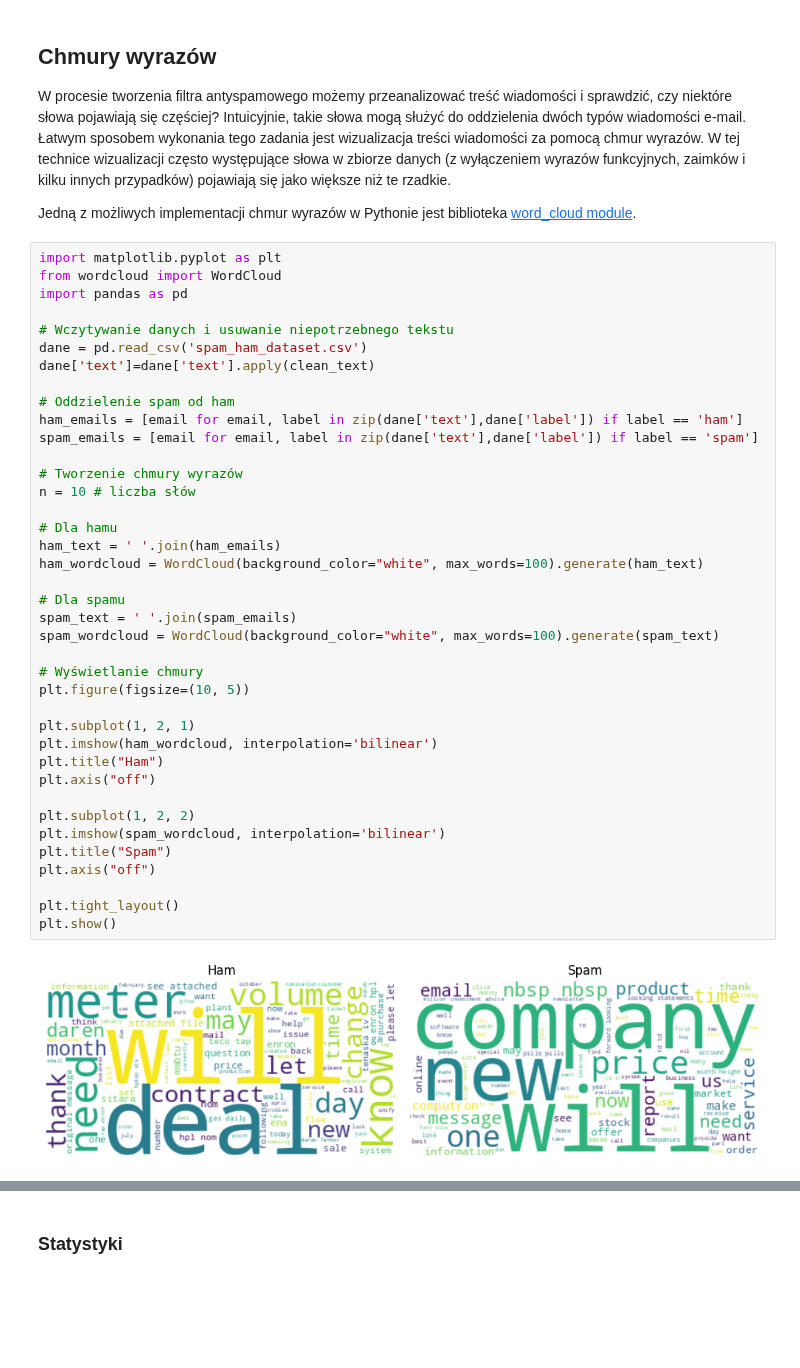
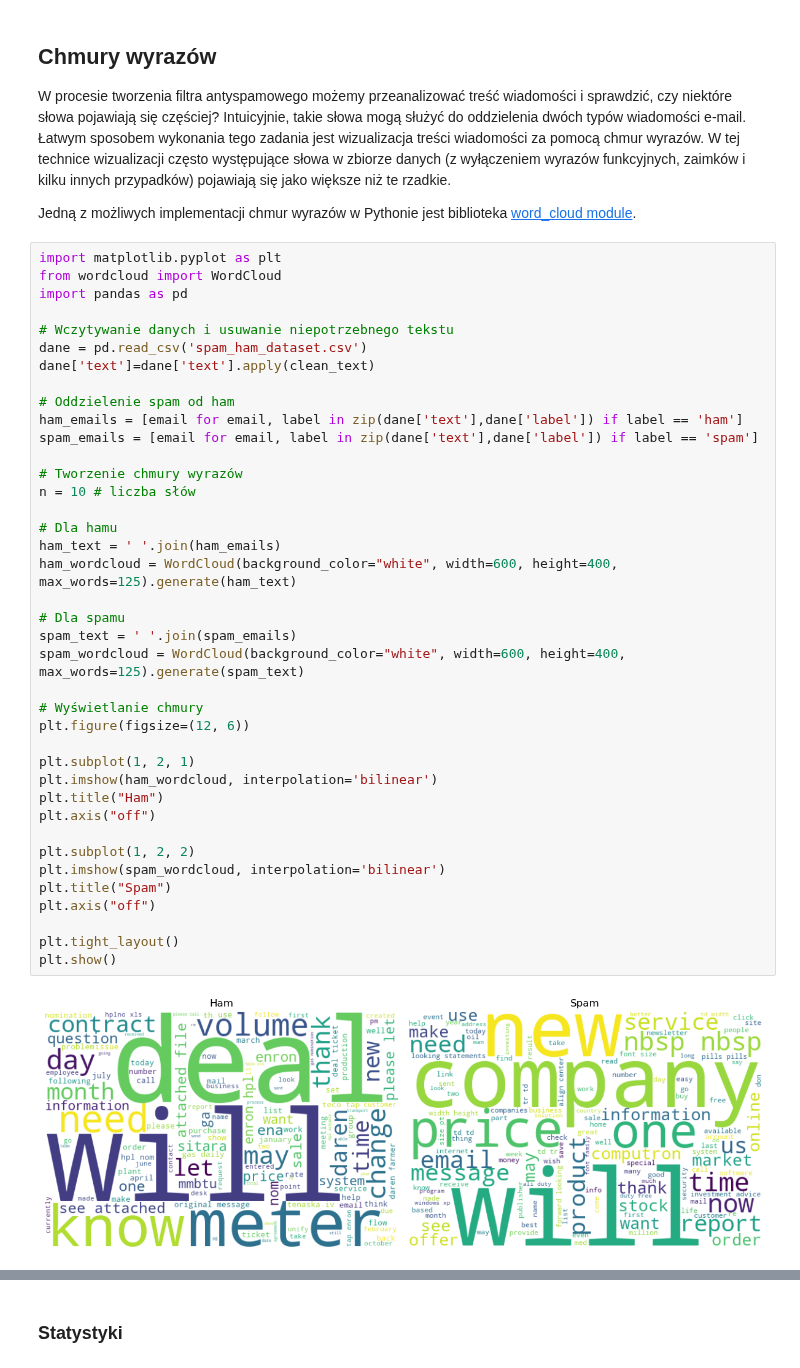
Before and after one commit to patrykzawadzkisggw/mad2, a Jupyter notebook: przyklad.ipynb, the cells around one changed output, grey strips where cells are left out. Saved outputs shown, nothing was run; the diff lists cells and outputs as text; blank space fills up the shorter version.

Commit message:
Make wordclouds bigger and more readable

```diff
--- a/przyklad.ipynb
+++ b/przyklad.ipynb
@@ -102,35 +103,35 @@ dane = pd.read_csv('spam_ham_dataset.csv')
 dane['text']=dane['text'].apply(clean_text)
 
 # Oddzielenie spam od ham
 ham_emails = [email for email, label in zip(dane['text'],dane['label']) if label == 'ham']
 spam_emails = [email for email, label in zip(dane['text'],dane['label']) if label == 'spam']
 
 # Tworzenie chmury wyrazów
 n = 10 # liczba słów
 
 # Dla hamu
 ham_text = ' '.join(ham_emails)
-ham_wordcloud = WordCloud(background_color="white", max_words=100).generate(ham_text)
+ham_wordcloud = WordCloud(background_color="white", width=600, height=400, max_words=125).generate(ham_text)
 
 # Dla spamu
 spam_text = ' '.join(spam_emails)
-spam_wordcloud = WordCloud(background_color="white", max_words=100).generate(spam_text)
+spam_wordcloud = WordCloud(background_color="white", width=600, height=400, max_words=125).generate(spam_text)
 
 # Wyświetlanie chmury
-plt.figure(figsize=(10, 5))
+plt.figure(figsize=(12, 6))
 
 plt.subplot(1, 2, 1)
 plt.imshow(ham_wordcloud, interpolation='bilinear')
 plt.title("Ham")
 plt.axis("off")
 
 plt.subplot(1, 2, 2)
 plt.imshow(spam_wordcloud, interpolation='bilinear')
 plt.title("Spam")
 plt.axis("off")
 
 plt.tight_layout()
 plt.show()
 # %% [output]
-[figure, old version]
+[figure, new version]
 # %% [markdown]
```
Also changed, not shown: parts of 3 cells of this notebook.
